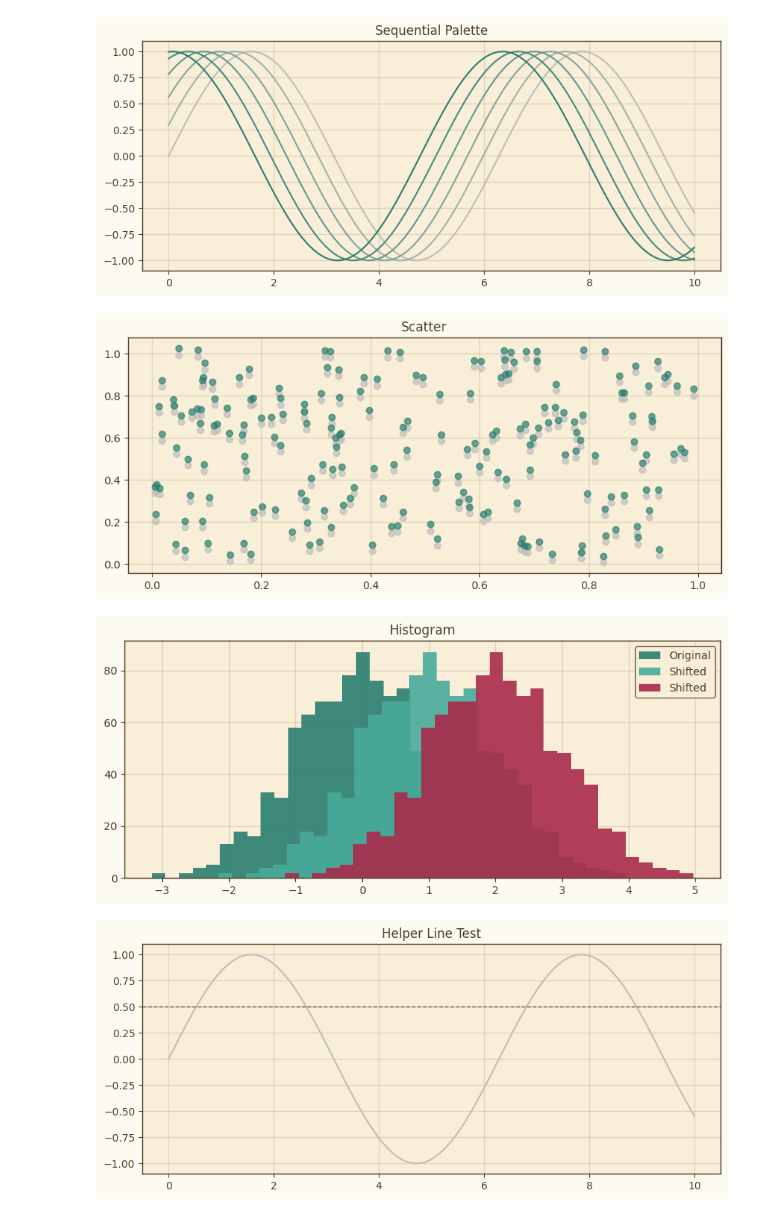
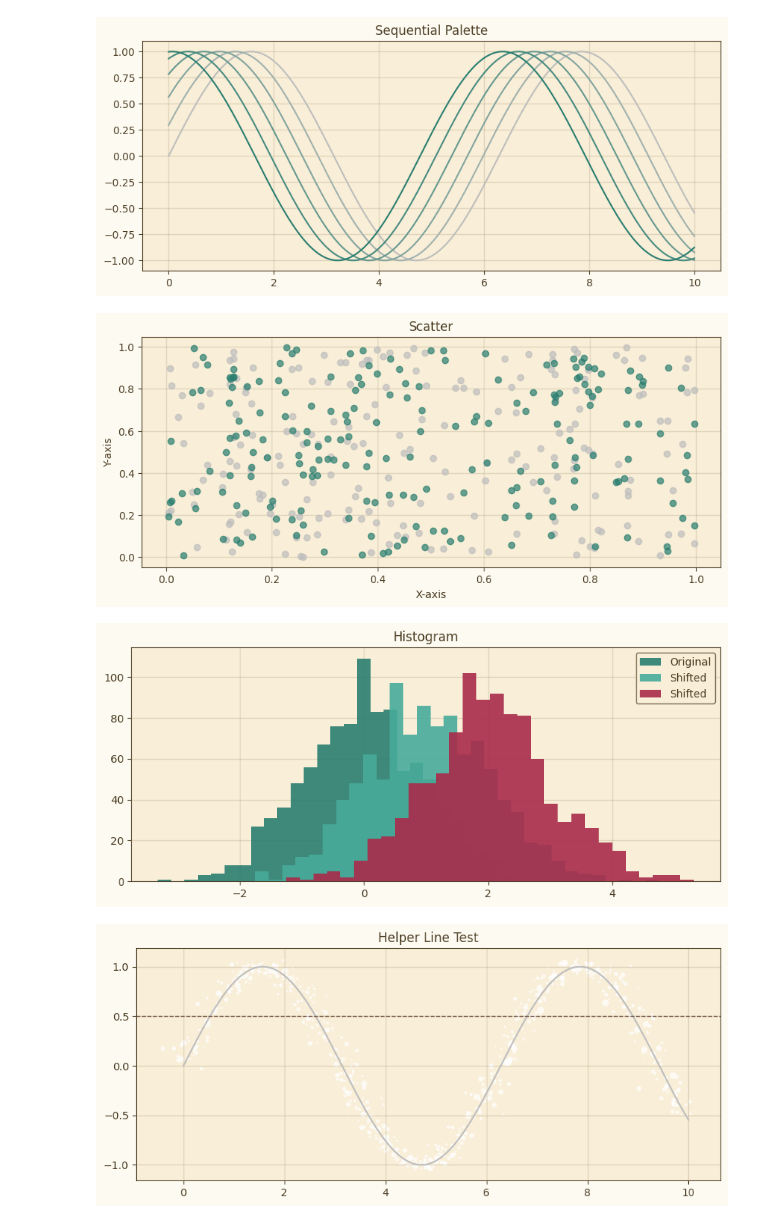
Before and after one commit to jesseheckman/paradisaea-apoda, a Jupyter notebook: notebooks/pallette_tester.ipynb, the cells around one changed output. Saved outputs shown, nothing was run; the diff lists cells and outputs as text; code cells hidden in the pictures.

```diff
--- a/notebooks/pallette_tester.ipynb
+++ b/notebooks/pallette_tester.ipynb
@@ -38,41 +39,48 @@ plt.show()
 # %%
 x_rand = np.random.rand(200)
 y_rand = np.random.rand(200)
+y_rand2 = np.random.rand(200)
 
 style.apply(schema)
 
 plt.figure()
 plt.scatter(x_rand, y_rand, alpha=0.7)
-plt.scatter(x_rand, y_rand+0.03, alpha=0.7)
+plt.scatter(x_rand, y_rand2, alpha=0.7)
 plt.title("Scatter")
+plt.xlabel("X-axis")
+plt.ylabel("Y-axis")
 plt.show()
 # %% [output]
-[figure, old version]
+[figure, new version]
 # %%
 style.apply(schema, palette="ordinal")
 
 data = np.random.randn(1000)
+data2 = np.random.randn(1000)
+data3 = np.random.randn(1000)
 
 plt.figure()
 plt.hist(data, bins=30, alpha=0.9, label="Original")
-plt.hist(data+1, bins=30, alpha=0.9, label="Shifted")
+plt.hist(data2+1, bins=30, alpha=0.9, label="Shifted")
 
-plt.hist(data+2, bins=30, alpha=0.9, label="Shifted")
+plt.hist(data3+2, bins=30, alpha=0.9, label="Shifted")
 plt.title("Histogram")
 plt.legend()
 plt.show()
 # %% [output]
-[figure, old version]
+[figure, new version]
 # %%
 style.apply(schema)
 
 fig, ax = plt.subplots()
 
 ax.plot(x, np.sin(x))
+
 style.helper_hline(ax, 0.5, schema)
 
 ax.set_title("Helper Line Test")
+ap.sparkle()
 plt.show()
 # %% [output]
-[figure, old version]
+[figure, new version]
 # %%
```
Also changed, not shown: parts of 3 cells of this notebook, 5 other files.
